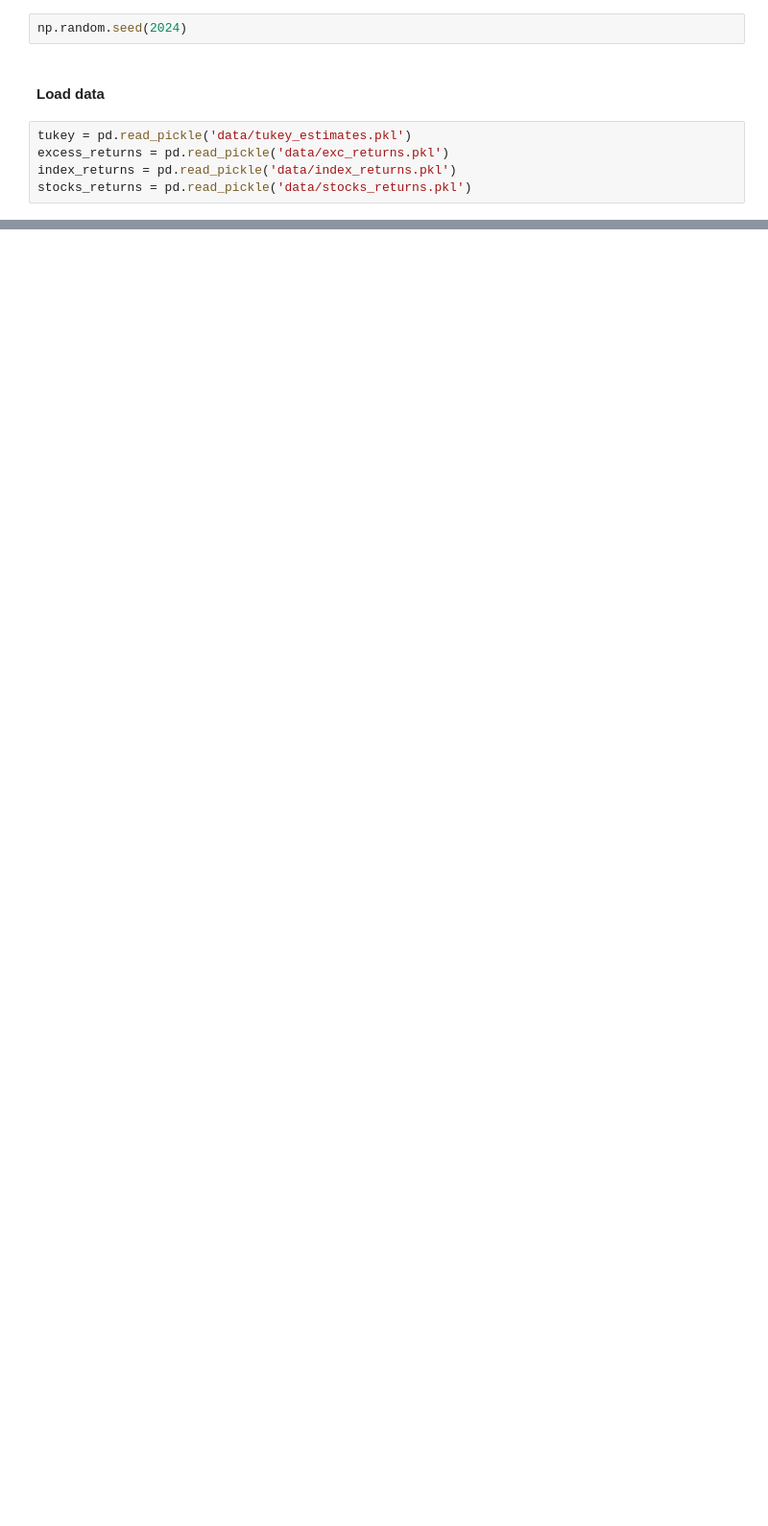
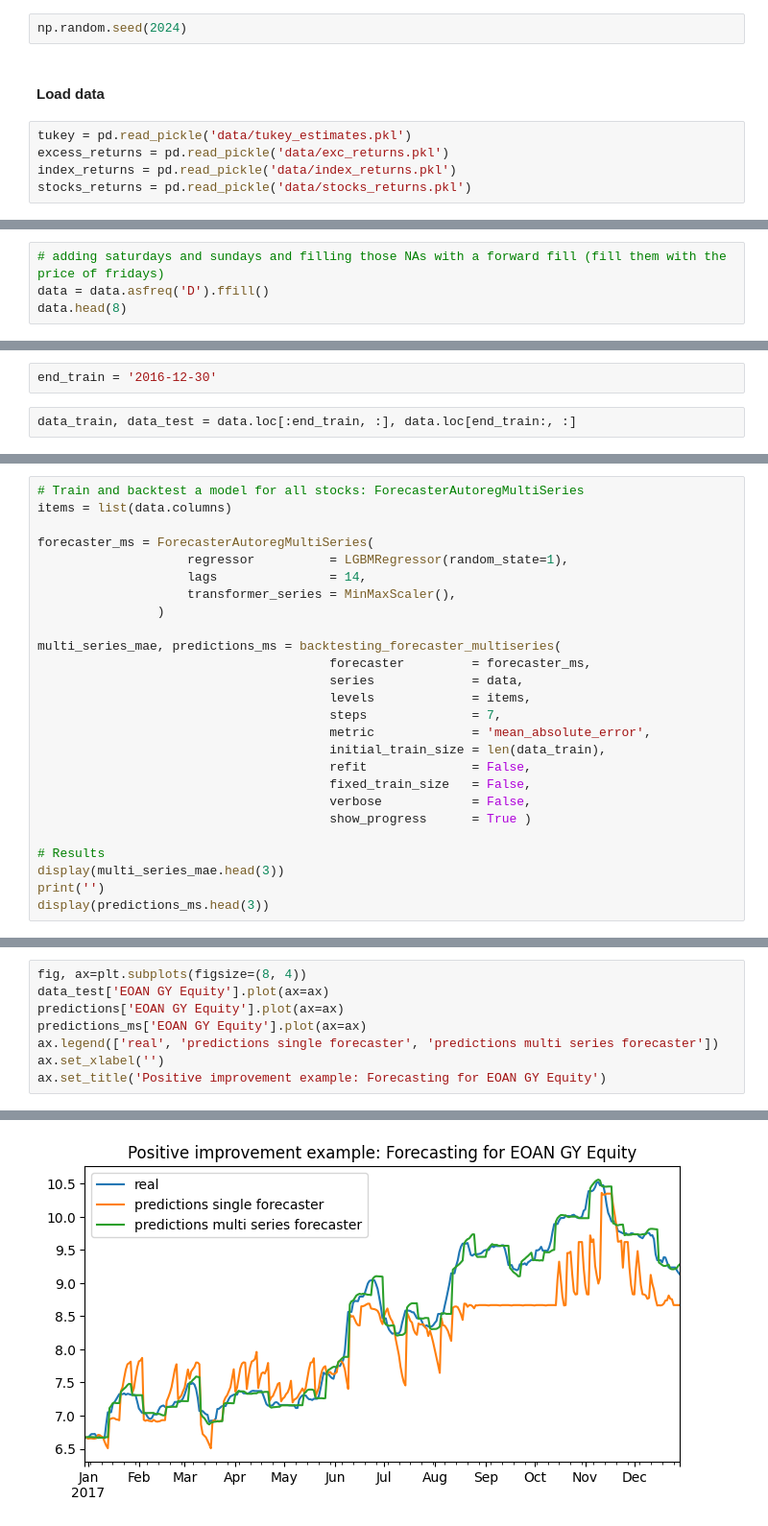
Before and after one commit to tommasograndi/portfolio-opt-with-BiLSTM-stock-preselection, a Jupyter notebook: 2. Multi-ts models.ipynb, the cells around one changed output, grey strips where cells are left out. Shown at 96% size. Cells and saved outputs as stored; diff of their text form; blank space fills up the shorter version.

Commit message:
LGBM multi forecaster

```diff
--- a/2. Multi-ts models.ipynb
+++ b/2. Multi-ts models.ipynb
@@ -39,0 +69,4 @@ tukey.head()
+# %%
+# adding saturdays and sundays and filling those NAs with a forward fill (fill them with the price of fridays)
+data = data.asfreq('D').ffill()
+data.head(8)
@@ -39,0 +91,4 @@ tukey.head()
+# %%
+end_train = '2016-12-30'
+# %%
+data_train, data_test = data.loc[:end_train, :], data.loc[end_train:, :]
@@ -39,0 +141,26 @@ tukey.head()
+# %%
+# Train and backtest a model for all stocks: ForecasterAutoregMultiSeries
+items = list(data.columns)
+
+forecaster_ms = ForecasterAutoregMultiSeries(
+                    regressor          = LGBMRegressor(random_state=1),
+                    lags               = 14,
+                    transformer_series = MinMaxScaler(),
+                )
+
+multi_series_mae, predictions_ms = backtesting_forecaster_multiseries(
+                                       forecaster         = forecaster_ms,
+                                       series             = data,
+                                       levels             = items,
+                                       steps              = 7,
+                                       metric             = 'mean_absolute_error',
+                                       initial_train_size = len(data_train),
+                                       refit              = False,
+                                       fixed_train_size   = False,
+                                       verbose            = False,
+                                       show_progress      = True )
+
+# Results
+display(multi_series_mae.head(3))
+print('')
+display(predictions_ms.head(3))
@@ -39,0 +219,9 @@ tukey.head()
+# %%
+fig, ax=plt.subplots(figsize=(8, 4))
+data_test['EOAN GY Equity'].plot(ax=ax)
+predictions['EOAN GY Equity'].plot(ax=ax)
+predictions_ms['EOAN GY Equity'].plot(ax=ax)
+ax.legend(['real', 'predictions single forecaster', 'predictions multi series forecaster'])
+ax.set_xlabel('')
+ax.set_title('Positive improvement example: Forecasting for EOAN GY Equity')
+# %% [output]
@@ -39,0 +229 @@ tukey.head()
+[figure, added]
```
Also changed, not shown: parts of 20 cells of this notebook.
